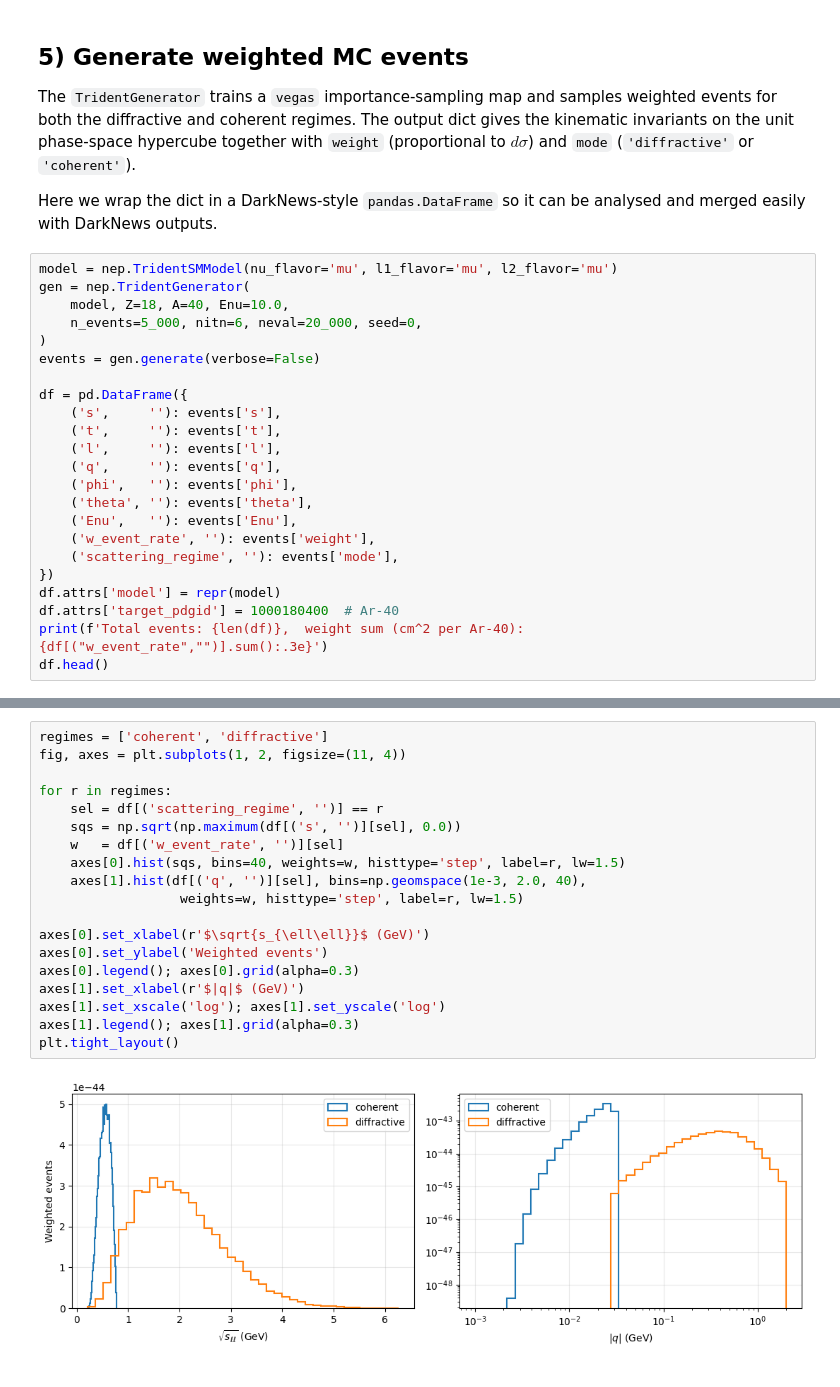
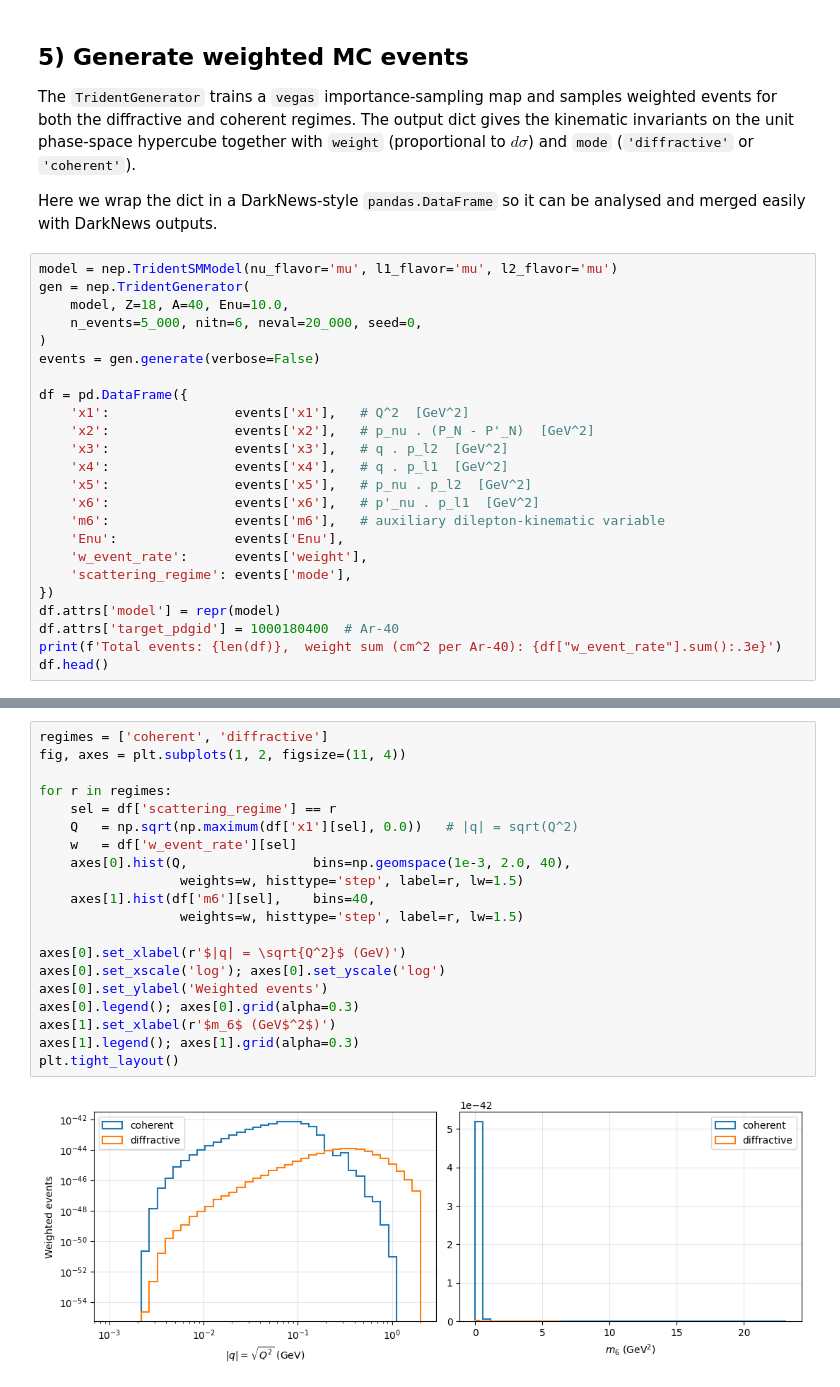
Before and after one commit to mhostert/neptune, a Jupyter notebook: examples/Example_1_trident_events.ipynb, the cells around one changed output, grey strips where cells are left out. Drawn from its saved outputs; the diff is of its cells as text.

```diff
--- a/examples/Example_1_trident_events.ipynb
+++ b/examples/Example_1_trident_events.ipynb
@@ -142,18 +143,19 @@ gen = nep.TridentGenerator(
 events = gen.generate(verbose=False)
 
 df = pd.DataFrame({
-    ('s',     ''): events['s'],
-    ('t',     ''): events['t'],
-    ('l',     ''): events['l'],
-    ('q',     ''): events['q'],
-    ('phi',   ''): events['phi'],
-    ('theta', ''): events['theta'],
-    ('Enu',   ''): events['Enu'],
-    ('w_event_rate', ''): events['weight'],
-    ('scattering_regime', ''): events['mode'],
+    'x1':                events['x1'],   # Q^2  [GeV^2]
+    'x2':                events['x2'],   # p_nu . (P_N - P'_N)  [GeV^2]
+    'x3':                events['x3'],   # q . p_l2  [GeV^2]
+    'x4':                events['x4'],   # q . p_l1  [GeV^2]
+    'x5':                events['x5'],   # p_nu . p_l2  [GeV^2]
+    'x6':                events['x6'],   # p'_nu . p_l1  [GeV^2]
+    'm6':                events['m6'],   # auxiliary dilepton-kinematic variable
+    'Enu':               events['Enu'],
+    'w_event_rate':      events['weight'],
+    'scattering_regime': events['mode'],
 })
 df.attrs['model'] = repr(model)
 df.attrs['target_pdgid'] = 1000180400  # Ar-40
-print(f'Total events: {len(df)},  weight sum (cm^2 per Ar-40): {df[("w_event_rate","")].sum():.3e}')
+print(f'Total events: {len(df)},  weight sum (cm^2 per Ar-40): {df["w_event_rate"].sum():.3e}')
 df.head()
 # %% [output]
@@ -172,21 +173,22 @@ We can plot the dilepton invariant mass $\sqrt{s}$ and the photon $|q|$ scale of
 # %%
 regimes = ['coherent', 'diffractive']
 fig, axes = plt.subplots(1, 2, figsize=(11, 4))
 
 for r in regimes:
-    sel = df[('scattering_regime', '')] == r
-    sqs = np.sqrt(np.maximum(df[('s', '')][sel], 0.0))
-    w   = df[('w_event_rate', '')][sel]
-    axes[0].hist(sqs, bins=40, weights=w, histtype='step', label=r, lw=1.5)
-    axes[1].hist(df[('q', '')][sel], bins=np.geomspace(1e-3, 2.0, 40),
+    sel = df['scattering_regime'] == r
+    Q   = np.sqrt(np.maximum(df['x1'][sel], 0.0))   # |q| = sqrt(Q^2)
+    w   = df['w_event_rate'][sel]
+    axes[0].hist(Q,                bins=np.geomspace(1e-3, 2.0, 40),
+                  weights=w, histtype='step', label=r, lw=1.5)
+    axes[1].hist(df['m6'][sel],    bins=40,
                   weights=w, histtype='step', label=r, lw=1.5)
 
-axes[0].set_xlabel(r'$\sqrt{s_{\ell\ell}}$ (GeV)')
+axes[0].set_xlabel(r'$|q| = \sqrt{Q^2}$ (GeV)')
+axes[0].set_xscale('log'); axes[0].set_yscale('log')
 axes[0].set_ylabel('Weighted events')
 axes[0].legend(); axes[0].grid(alpha=0.3)
-axes[1].set_xlabel(r'$|q|$ (GeV)')
-axes[1].set_xscale('log'); axes[1].set_yscale('log')
+axes[1].set_xlabel(r'$m_6$ (GeV$^2$)')
 axes[1].legend(); axes[1].grid(alpha=0.3)
 plt.tight_layout()
 # %% [output]
-[figure, old version]
+[figure, new version]
```
Also changed, not shown: parts of 15 cells of this notebook, 55 other files.
